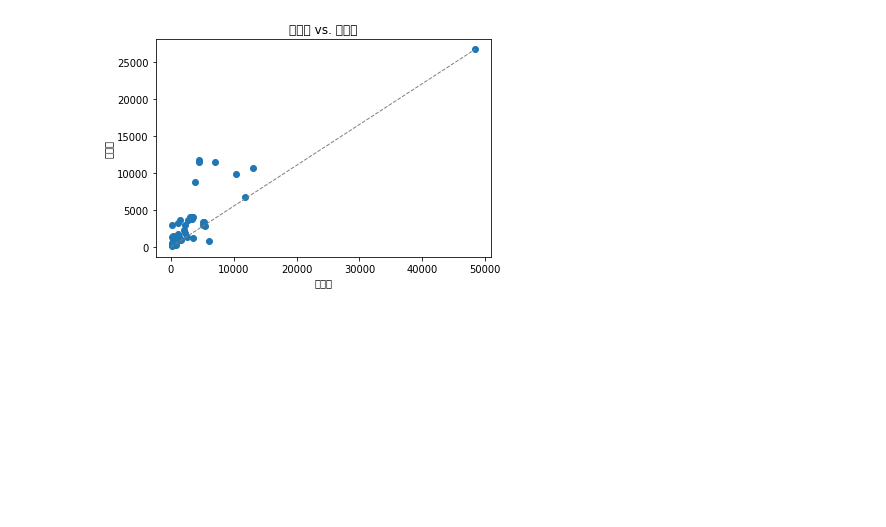
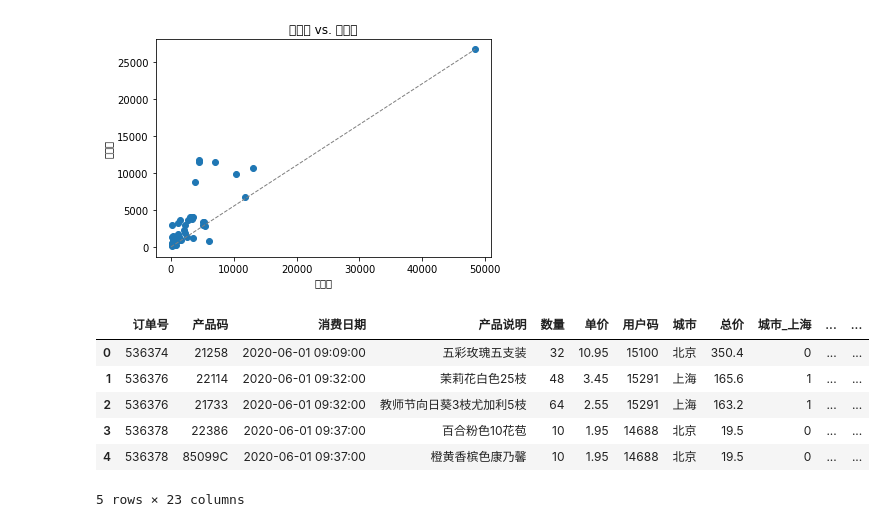
Before and after one commit to eazow/knowledge-hierarchy, a Jupyter notebook: python/machine-learning/regression_analysis.ipynb, the cells around one changed output. Drawn from its saved outputs; the diff is of its cells as text; code cells hidden in the pictures; blank space fills up the shorter version.

```diff
--- a/python/machine-learning/regression_analysis.ipynb
+++ b/python/machine-learning/regression_analysis.ipynb
@@ -177,3 +177,15 @@ plt.title('实际值 vs. 预测值') #标题
 # %% [output]
 Text(0.5, 1.0, '实际值 vs. 预测值')
 [figure]
+# %%
+city = pd.get_dummies(df_sales.城市, prefix='城市')
+df_sales = pd.concat([df_sales, city], axis=1)
+df_sales.head()
+# %% [output]
+|  | 订单号 | 产品码 | 消费日期 | 产品说明 | 数量 | 单价 | 用户码 | 城市 | 总价 | 城市_上海 | ... | ... |
+| 0 | 536374 | 21258 | 2020-06-01 09:09:00 | 五彩玫瑰五支装 | 32 | 10.95 | 15100 | 北京 | 350.4 | 0 | ... | ... |
+| 1 | 536376 | 22114 | 2020-06-01 09:32:00 | 茉莉花白色25枝 | 48 | 3.45 | 15291 | 上海 | 165.6 | 1 | ... | ... |
+| 2 | 536376 | 21733 | 2020-06-01 09:32:00 | 教师节向日葵3枝尤加利5枝 | 64 | 2.55 | 15291 | 上海 | 163.2 | 1 | ... | ... |
+| 3 | 536378 | 22386 | 2020-06-01 09:37:00 | 百合粉色10花苞 | 10 | 1.95 | 14688 | 北京 | 19.5 | 0 | ... | ... |
+| 4 | 536378 | 85099C | 2020-06-01 09:37:00 | 橙黄香槟色康乃馨 | 10 | 1.95 | 14688 | 北京 | 19.5 | 0 | ... | ... |
+5 rows × 23 columns
```
Also changed, not shown: 1 other file.
